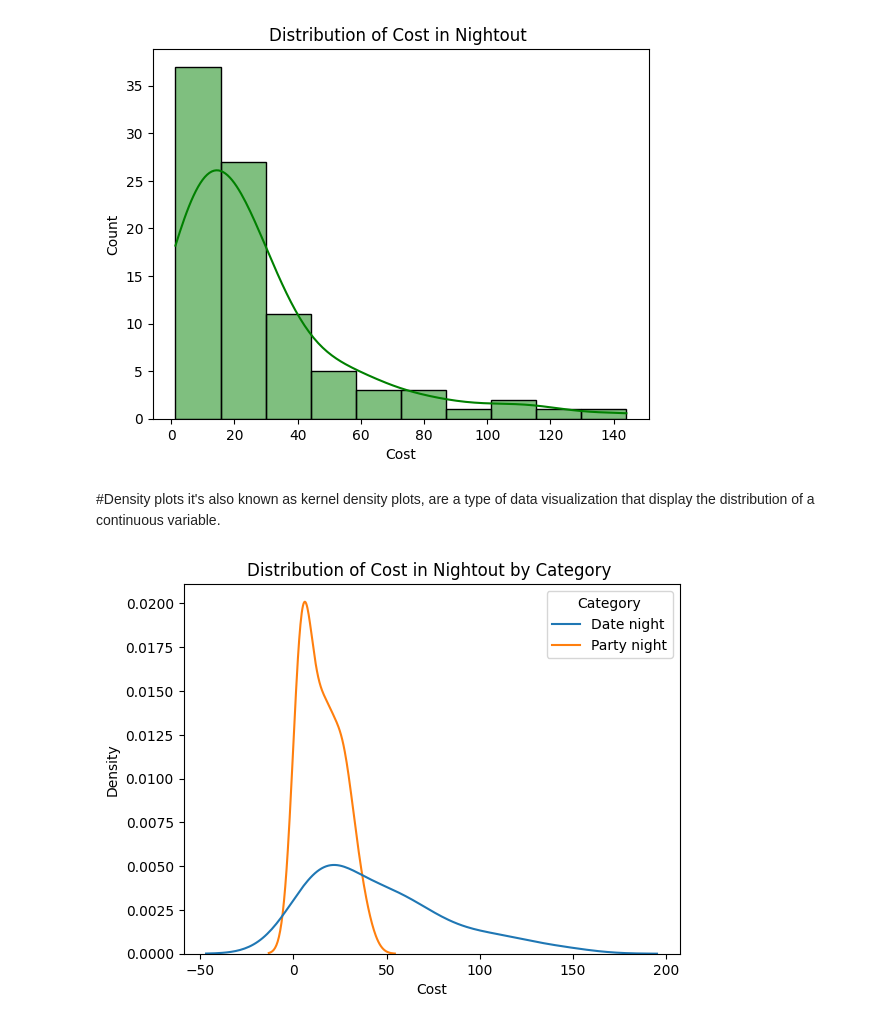
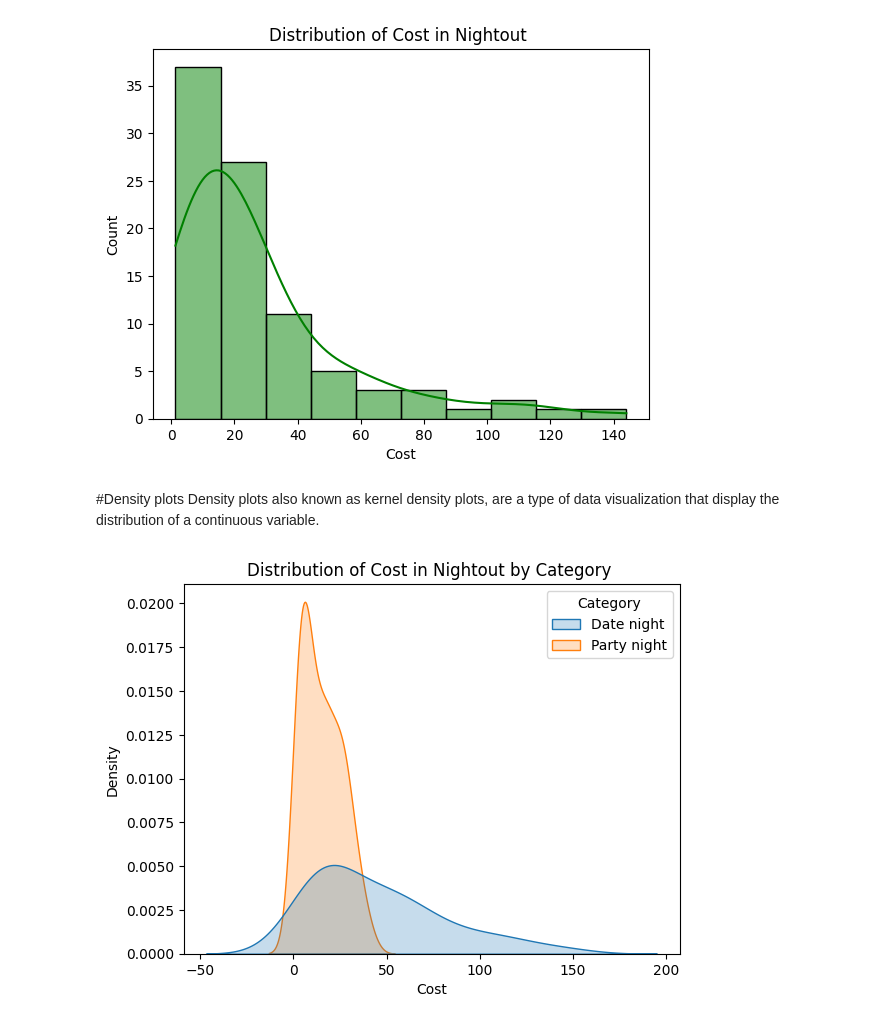
Before and after one commit to kjeyaram-orcl/DataScience, a Jupyter notebook: DataDistribution/dv_practise1.ipynb, the cells around one changed output. Saved outputs shown, nothing was run; the diff lists cells and outputs as text; code cells hidden in the pictures.

```diff
--- a/DataDistribution/dv_practise1.ipynb
+++ b/DataDistribution/dv_practise1.ipynb
@@ -74,18 +74,18 @@ plt.show()
 [figure]
 # %% [markdown]
 #Density plots
-it's also known as kernel density plots, are a type of data visualization that display the distribution of a continuous variable.
+Density plots also known as kernel density plots, are a type of data visualization that display the distribution of a continuous variable.
 # %%
 
 import seaborn as sns
 import pandas as pd
 import matplotlib.pyplot as plt
 
 
 ds = pd.read_excel('/content/Costofanightout.xlsx')
 #print(ds.head(5))
-sns.kdeplot(data=ds, x="Cost", hue="Category")
+sns.kdeplot(data=ds, x="Cost", hue="Category", fill=True)
 plt.title("Distribution of Cost in Nightout by Category ")
 plt.show()
 # %% [output]
-[figure, old version]
+[figure, new version]
```
